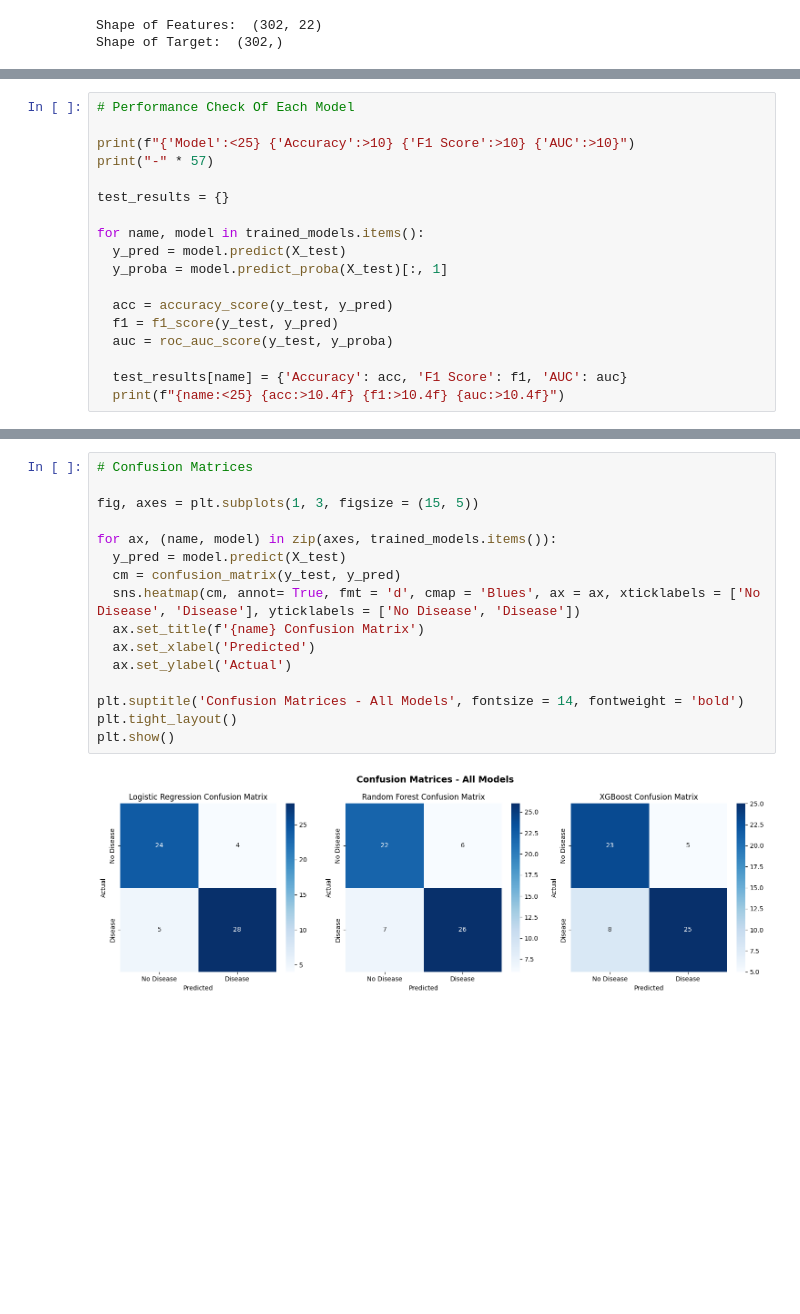
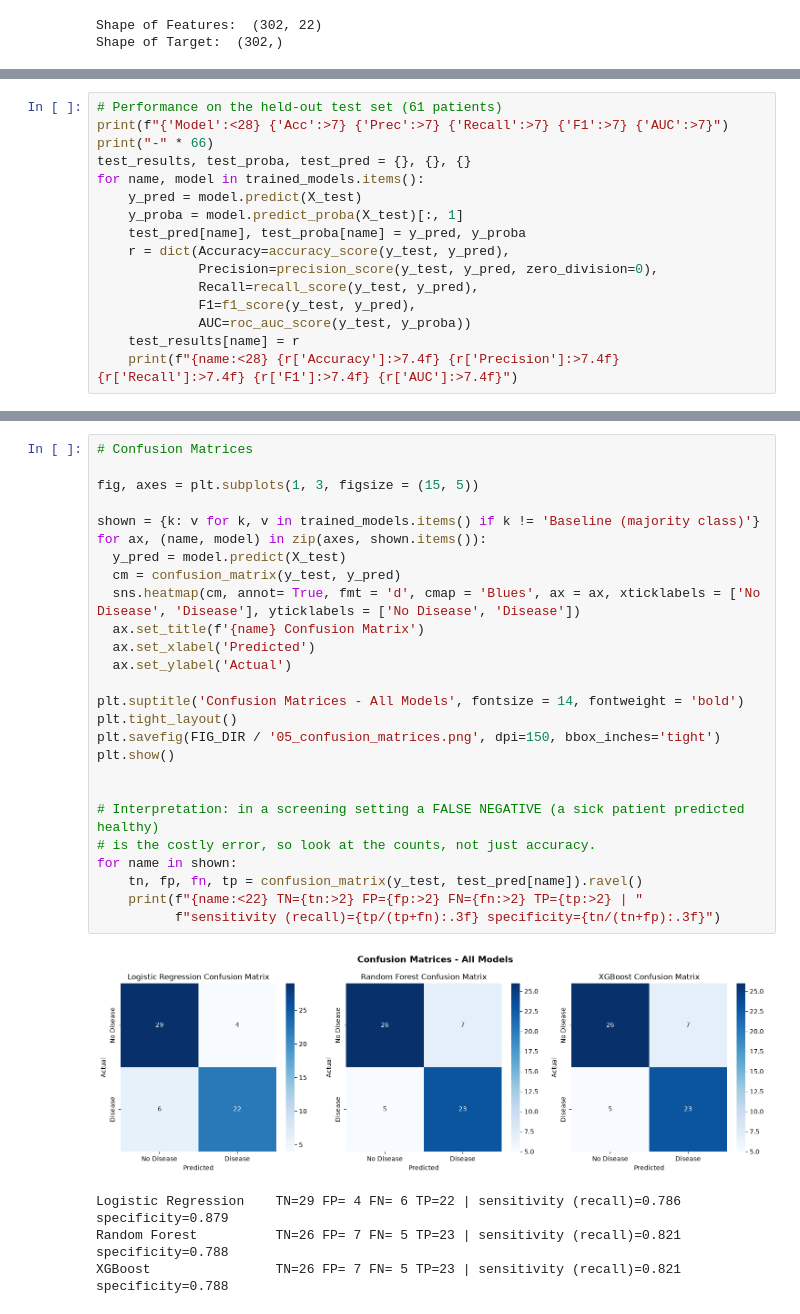
Before and after one commit to abdullahwaheed0112/heart-disease-prediction, a Jupyter notebook: notebooks/heart_disease_analysis.ipynb, the cells around one changed output, grey strips where cells are left out. Cells and saved outputs as stored; diff of their text form; blank space fills up the shorter version.

```diff
--- a/notebooks/heart_disease_analysis.ipynb
+++ b/notebooks/heart_disease_analysis.ipynb
@@ -295,21 +364,19 @@ Logistic Regression trained!
 Random Forest trained!
 XGBoost trained!
 # %%
-# Performance Check Of Each Model
-
-print(f"{'Model':<25} {'Accuracy':>10} {'F1 Score':>10} {'AUC':>10}")
-print("-" * 57)
-
-test_results = {}
-
+# Performance on the held-out test set (61 patients)
+print(f"{'Model':<28} {'Acc':>7} {'Prec':>7} {'Recall':>7} {'F1':>7} {'AUC':>7}")
+print("-" * 66)
+test_results, test_proba, test_pred = {}, {}, {}
 for name, model in trained_models.items():
-  y_pred = model.predict(X_test)
-  y_proba = model.predict_proba(X_test)[:, 1]
-
-  acc = accuracy_score(y_test, y_pred)
-  f1 = f1_score(y_test, y_pred)
-  auc = roc_auc_score(y_test, y_proba)
-
-  test_results[name] = {'Accuracy': acc, 'F1 Score': f1, 'AUC': auc}
-  print(f"{name:<25} {acc:>10.4f} {f1:>10.4f} {auc:>10.4f}")
+    y_pred = model.predict(X_test)
+    y_proba = model.predict_proba(X_test)[:, 1]
+    test_pred[name], test_proba[name] = y_pred, y_proba
+    r = dict(Accuracy=accuracy_score(y_test, y_pred),
+             Precision=precision_score(y_test, y_pred, zero_division=0),
+             Recall=recall_score(y_test, y_pred),
+             F1=f1_score(y_test, y_pred),
+             AUC=roc_auc_score(y_test, y_proba))
+    test_results[name] = r
+    print(f"{name:<28} {r['Accuracy']:>7.4f} {r['Precision']:>7.4f} {r['Recall']:>7.4f} {r['F1']:>7.4f} {r['AUC']:>7.4f}")
 # %% [output]
@@ -321,21 +434,34 @@ XGBoost                       0.7869     0.7937     0.8528
 # %%
 # Confusion Matrices
 
 fig, axes = plt.subplots(1, 3, figsize = (15, 5))
 
-for ax, (name, model) in zip(axes, trained_models.items()):
+shown = {k: v for k, v in trained_models.items() if k != 'Baseline (majority class)'}
+for ax, (name, model) in zip(axes, shown.items()):
   y_pred = model.predict(X_test)
   cm = confusion_matrix(y_test, y_pred)
   sns.heatmap(cm, annot= True, fmt = 'd', cmap = 'Blues', ax = ax, xticklabels = ['No Disease', 'Disease'], yticklabels = ['No Disease', 'Disease'])
   ax.set_title(f'{name} Confusion Matrix')
   ax.set_xlabel('Predicted')
   ax.set_ylabel('Actual')
 
 plt.suptitle('Confusion Matrices - All Models', fontsize = 14, fontweight = 'bold')
 plt.tight_layout()
+plt.savefig(FIG_DIR / '05_confusion_matrices.png', dpi=150, bbox_inches='tight')
 plt.show()
+
+
+# Interpretation: in a screening setting a FALSE NEGATIVE (a sick patient predicted healthy)
+# is the costly error, so look at the counts, not just accuracy.
+for name in shown:
+    tn, fp, fn, tp = confusion_matrix(y_test, test_pred[name]).ravel()
+    print(f"{name:<22} TN={tn:>2} FP={fp:>2} FN={fn:>2} TP={tp:>2} | "
+          f"sensitivity (recall)={tp/(tp+fn):.3f} specificity={tn/(tn+fp):.3f}")
 # %% [output]
-[figure, old version]
+[figure, new version]
+Logistic Regression    TN=29 FP= 4 FN= 6 TP=22 | sensitivity (recall)=0.786 specificity=0.879
+Random Forest          TN=26 FP= 7 FN= 5 TP=23 | sensitivity (recall)=0.821 specificity=0.788
+XGBoost                TN=26 FP= 7 FN= 5 TP=23 | sensitivity (recall)=0.821 specificity=0.788
 # %%
 # ROC curves for all 3
 
```
Also changed, not shown: parts of 26 cells of this notebook, 6 other files.
